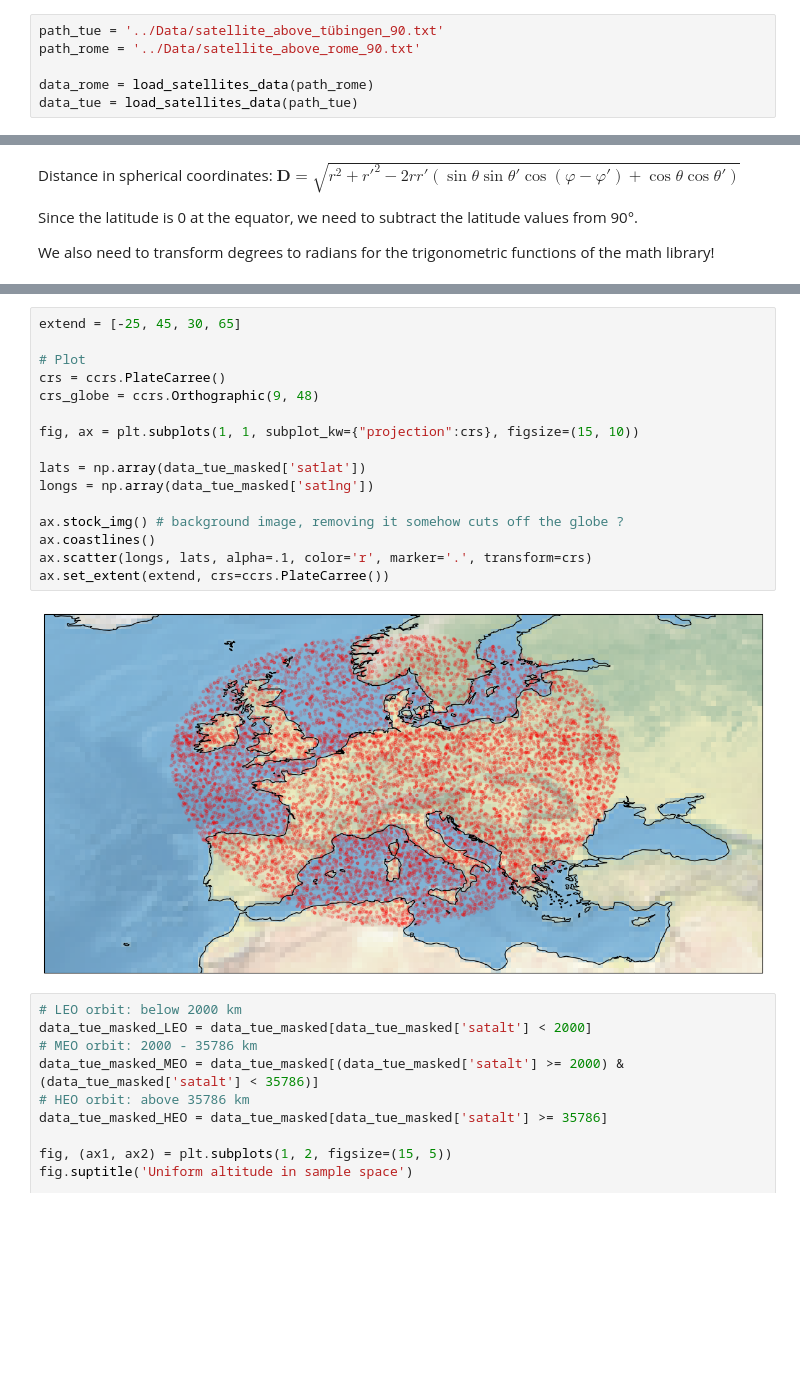
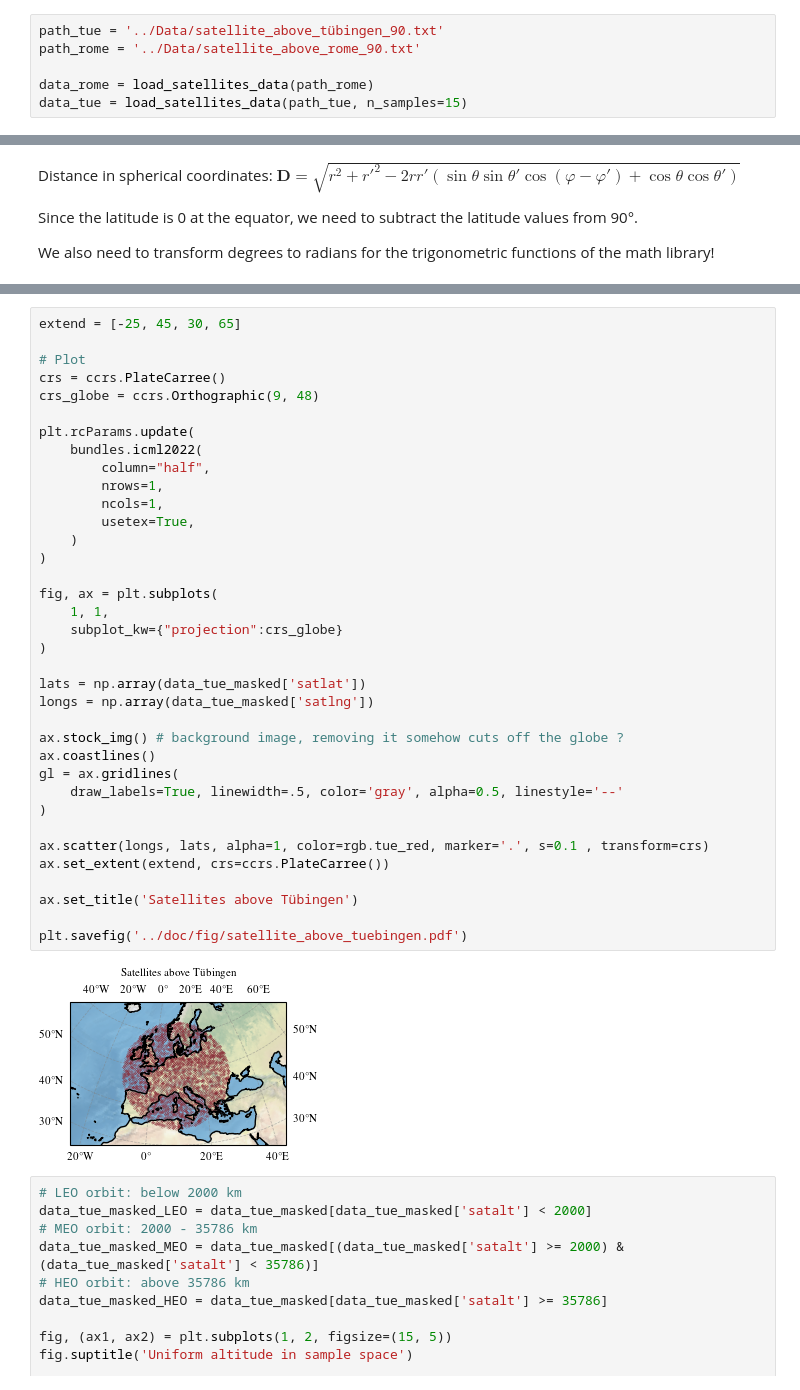
Before and after one commit to timoluebbing/Satellites, a Jupyter notebook: exp/exp_TL_MO_001_SatellitesMystery.ipynb, the cells around one changed output, grey strips where cells are left out. Saved outputs shown, nothing was run; the diff lists cells and outputs as text; blank space fills up the shorter version.

```diff
--- a/exp/exp_TL_MO_001_SatellitesMystery.ipynb
+++ b/exp/exp_TL_MO_001_SatellitesMystery.ipynb
@@ -28,7 +33,7 @@ path_tue = '../Data/satellite_above_tübingen_90.txt'
 path_rome = '../Data/satellite_above_rome_90.txt'
 
 data_rome = load_satellites_data(path_rome)
-data_tue = load_satellites_data(path_tue)
+data_tue = load_satellites_data(path_tue, n_samples=15)
 # %% [output]
 Error decoding JSON object 47: Expecting value: line 1 column 1 (char 0)
 <class 'pandas.core.frame.DataFrame'>
@@ -226,21 +233,41 @@ ax.scatter(np.array(data_tue_masked['satlng']), np.array(data_tue_masked['satlat
 # %%
 extend = [-25, 45, 30, 65]
 
 # Plot
 crs = ccrs.PlateCarree()
 crs_globe = ccrs.Orthographic(9, 48)
 
-fig, ax = plt.subplots(1, 1, subplot_kw={"projection":crs}, figsize=(15, 10))
+plt.rcParams.update(
+    bundles.icml2022(
+        column="half",
+        nrows=1,
+        ncols=1,
+        usetex=True,
+    )
+)
+
+fig, ax = plt.subplots(
+    1, 1,
+    subplot_kw={"projection":crs_globe}
+)
 
 lats = np.array(data_tue_masked['satlat'])
 longs = np.array(data_tue_masked['satlng'])
 
 ax.stock_img() # background image, removing it somehow cuts off the globe ?
 ax.coastlines()
-ax.scatter(longs, lats, alpha=.1, color='r', marker='.', transform=crs)
+gl = ax.gridlines(
+    draw_labels=True, linewidth=.5, color='gray', alpha=0.5, linestyle='--'
+)
+
+ax.scatter(longs, lats, alpha=1, color=rgb.tue_red, marker='.', s=0.1 , transform=crs)
 ax.set_extent(extend, crs=ccrs.PlateCarree())
+
+ax.set_title('Satellites above Tübingen')
+
+plt.savefig('../doc/fig/satellite_above_tuebingen.pdf')
 # %% [output]
-[figure, old version]
+[figure, new version]
 # %%
 # LEO orbit: below 2000 km
 data_tue_masked_LEO = data_tue_masked[data_tue_masked['satalt'] < 2000]
```
Also changed, not shown: parts of 6 cells of this notebook, 6 other files.
